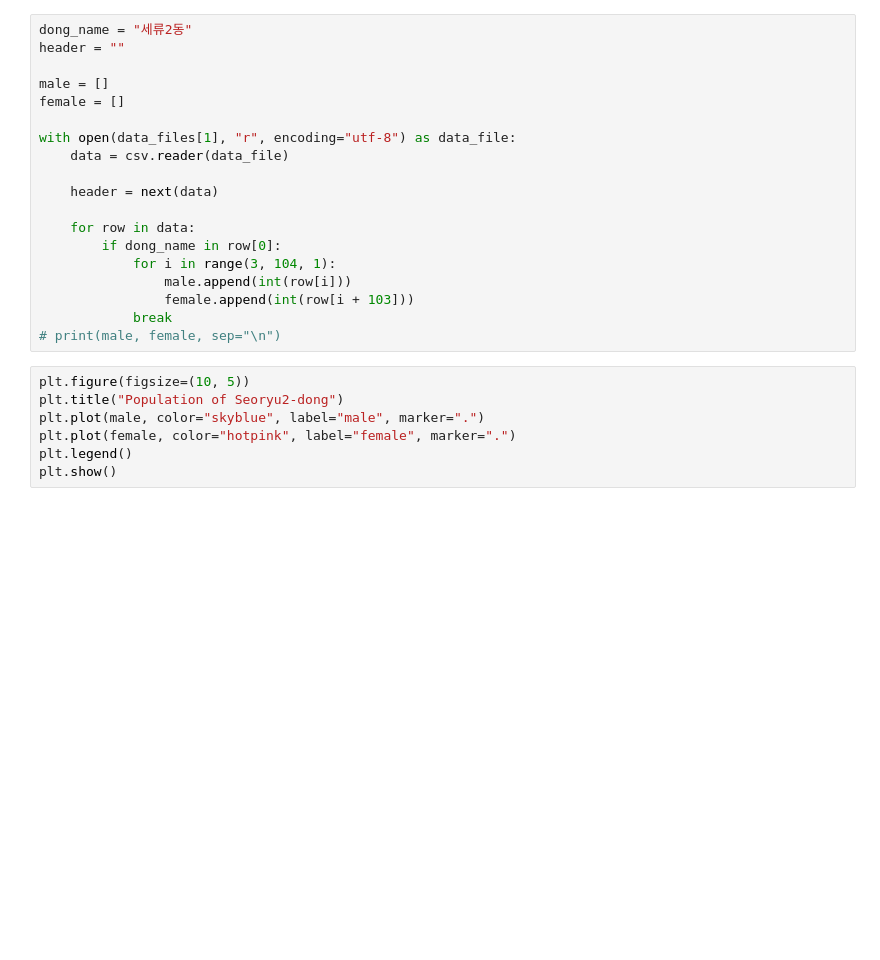
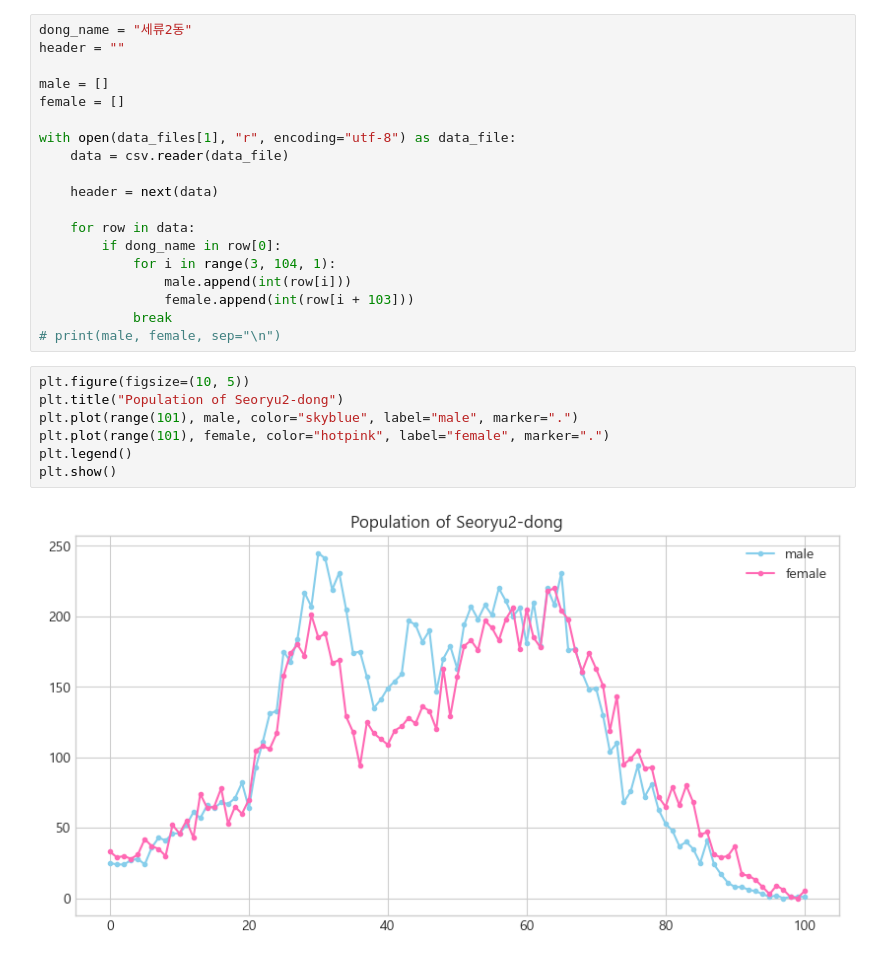
Before and after one commit to byulrim/anal-data-app, a Jupyter notebook: studies/dataanalysis/unit10_01.ipynb, the cells around one changed output. Drawn from its saved outputs; the diff is of its cells as text; blank space fills up the shorter version.

```diff
--- a/studies/dataanalysis/unit10_01.ipynb
+++ b/studies/dataanalysis/unit10_01.ipynb
@@ -46,10 +87,12 @@ with open(data_files[1], "r", encoding="utf-8") as data_file:
 # %%
 plt.figure(figsize=(10, 5))
 plt.title("Population of Seoryu2-dong")
-plt.plot(male, color="skyblue", label="male", marker=".")
-plt.plot(female, color="hotpink", label="female", marker=".")
+plt.plot(range(101), male, color="skyblue", label="male", marker=".")
+plt.plot(range(101), female, color="hotpink", label="female", marker=".")
 plt.legend()
 plt.show()
+# %% [output]
+[figure, added]
 # %%
 header = []
 result = []
```
Also changed, not shown: parts of 8 cells of this notebook.
